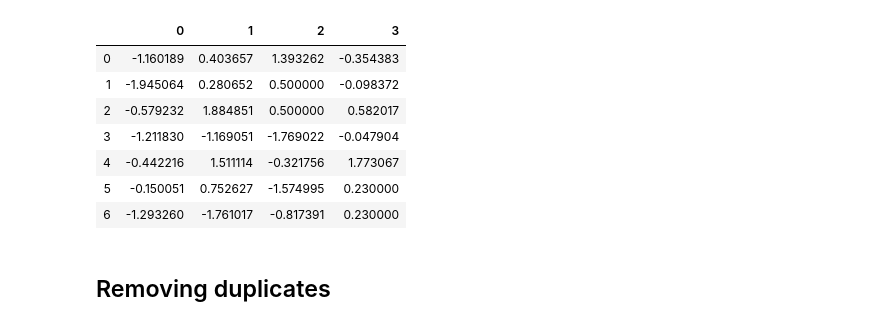
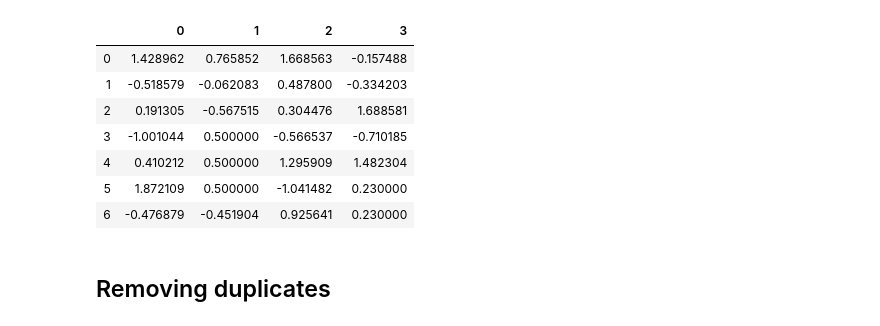
Before and after one commit to 1zulkifel/Data_science, a Jupyter notebook: Data_cleaning_and_Prep.ipynb, the cells around one changed output. Saved outputs shown, nothing was run; the diff lists cells and outputs as text; code cells hidden in the pictures.

```diff
--- a/Data_cleaning_and_Prep.ipynb
+++ b/Data_cleaning_and_Prep.ipynb
@@ -20,7 +23,7 @@ data.dropna(axis=1)#it will remove those columns which contain NA
 # %%
 from numpy import nan as NA
 df=pd.DataFrame(np.random.randn(7,4))
-df.iloc[1:3,2]=NA
+#df.iloc[1:4,2]=NA
 df.iloc[5:7,3]=NA
 display(df)
 # %% [output]
@@ -60,14 +63,16 @@ df
 # %%
-df.fillna({2:0.5,3:0.23})
+df.iloc[3:6,1]=NA
+df
+df.fillna({1:0.5,3:0.23})
 # %% [output]
 |  | 0 | 1 | 2 | 3 |
-| 0 | -1.160189 | 0.403657 | 1.393262 | -0.354383 |
-| 1 | -1.945064 | 0.280652 | 0.500000 | -0.098372 |
-| 2 | -0.579232 | 1.884851 | 0.500000 | 0.582017 |
-| 3 | -1.211830 | -1.169051 | -1.769022 | -0.047904 |
-| 4 | -0.442216 | 1.511114 | -0.321756 | 1.773067 |
-| 5 | -0.150051 | 0.752627 | -1.574995 | 0.230000 |
-| 6 | -1.293260 | -1.761017 | -0.817391 | 0.230000 |
+| 0 | 1.428962 | 0.765852 | 1.668563 | -0.157488 |
+| 1 | -0.518579 | -0.062083 | 0.487800 | -0.334203 |
+| 2 | 0.191305 | -0.567515 | 0.304476 | 1.688581 |
+| 3 | -1.001044 | 0.500000 | -0.566537 | -0.710185 |
+| 4 | 0.410212 | 0.500000 | 1.295909 | 1.482304 |
+| 5 | 1.872109 | 0.500000 | -1.041482 | 0.230000 |
+| 6 | -0.476879 | -0.451904 | 0.925641 | 0.230000 |
 # %% [markdown]
 ## Removing duplicates
 # %%
```
Also changed, not shown: parts of 34 cells of this notebook.
